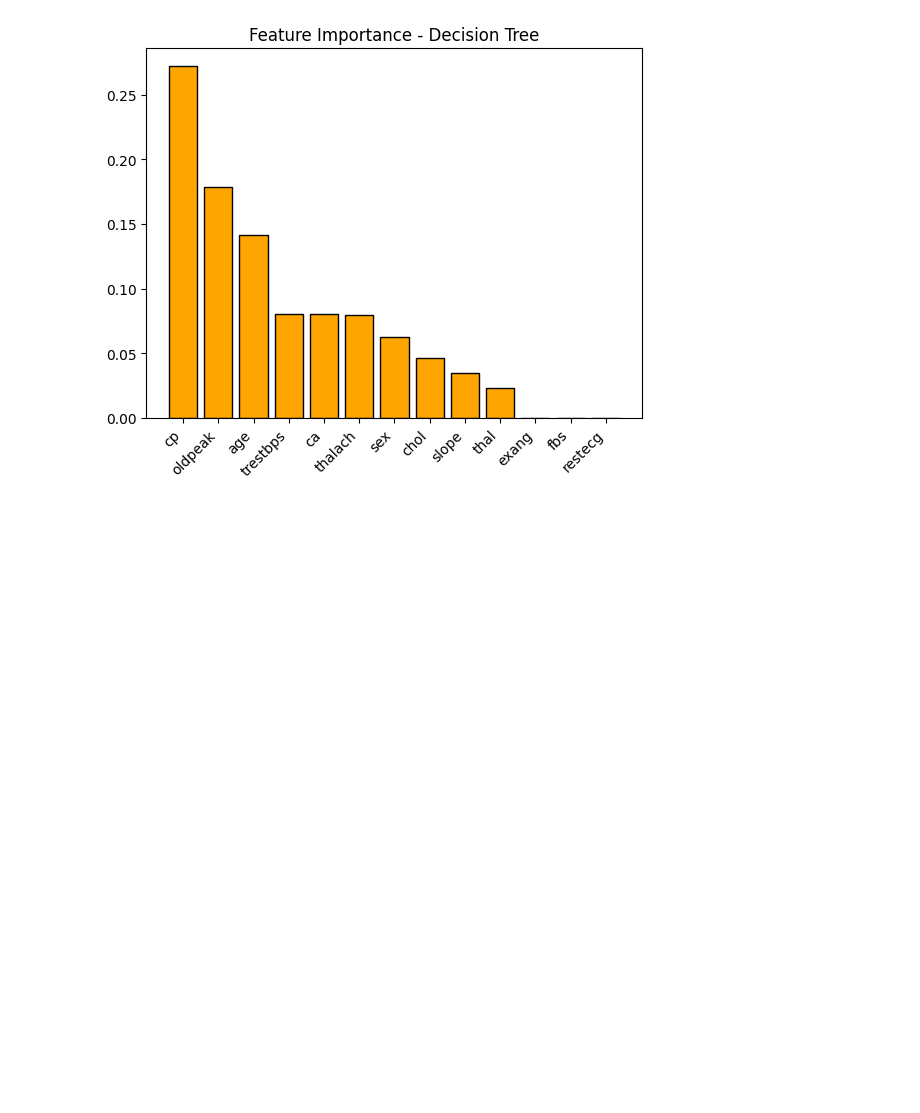
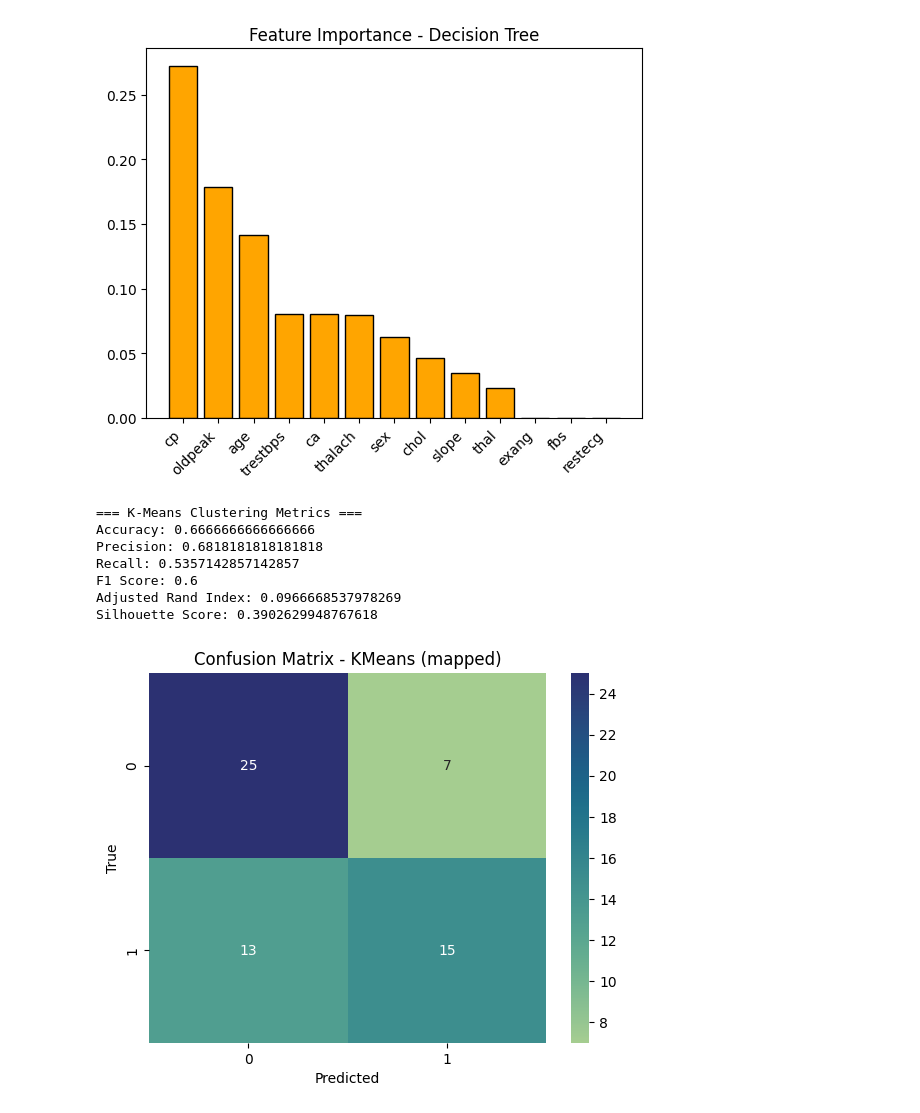
Before and after one commit to Nibir-Atik/HeartDiseasePredection, a Jupyter notebook: HeartDiseasePrediction.ipynb, the cells around one changed output. Drawn from its saved outputs; the diff is of its cells as text; code cells hidden in the pictures; blank space fills up the shorter version.

```diff
--- a/HeartDiseasePrediction.ipynb
+++ b/HeartDiseasePrediction.ipynb
@@ -296,3 +296,50 @@ plt.title("Feature Importance - Decision Tree")
 plt.show()
 # %% [output]
 [figure]
+# %%
+# 4. K-Means Clustering (Unsupervised)
+
+from sklearn.cluster import KMeans
+from sklearn.metrics import adjusted_rand_score, silhouette_score
+from scipy.stats import mode
+
+# Initialize KMeans with 2 clusters (since condition has 2 classes)
+kmeans = KMeans(n_clusters=2, random_state=42, n_init=10)
+kmeans.fit(X_train)
+
+# Predict clusters on test set
+y_pred_kmeans = kmeans.predict(X_test)
+
+# Map cluster labels to actual labels (since clustering is unsupervised)
+labels_map = {}
+for cluster in np.unique(y_pred_kmeans):
+    mask = (y_pred_kmeans == cluster)
+    majority_label = mode(y_test[mask], keepdims=True).mode[0]
+    labels_map[cluster] = majority_label
+y_pred_kmeans_mapped = np.array([labels_map[c] for c in y_pred_kmeans])
+
+# Metrics
+print("\n=== K-Means Clustering Metrics ===")
+print("Accuracy:", accuracy_score(y_test, y_pred_kmeans_mapped))
+print("Precision:", precision_score(y_test, y_pred_kmeans_mapped))
+print("Recall:", recall_score(y_test, y_pred_kmeans_mapped))
+print("F1 Score:", f1_score(y_test, y_pred_kmeans_mapped))
+print("Adjusted Rand Index:", adjusted_rand_score(y_test, y_pred_kmeans))
+print("Silhouette Score:", silhouette_score(X_test, y_pred_kmeans))
+
+# Confusion Matrix
+cm = confusion_matrix(y_test, y_pred_kmeans_mapped)
+sns.heatmap(cm, annot=True, fmt='d', cmap="crest")
+plt.title("Confusion Matrix - KMeans (mapped)")
+plt.xlabel("Predicted")
+plt.ylabel("True")
+plt.show()
+# %% [output]
+=== K-Means Clustering Metrics ===
+Accuracy: 0.6666666666666666
+Precision: 0.6818181818181818
+Recall: 0.5357142857142857
+F1 Score: 0.6
+Adjusted Rand Index: 0.0966668537978269
+Silhouette Score: 0.3902629948767618
+[figure, added]
```
Also changed, not shown: parts of 2 cells of this notebook.
